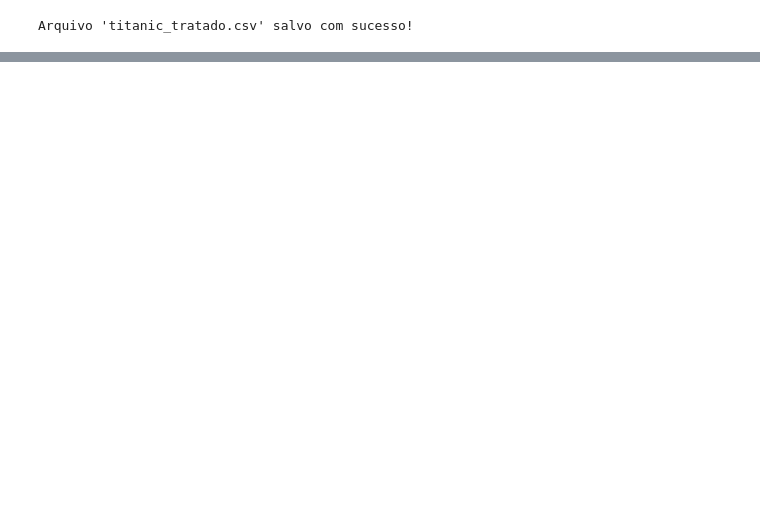
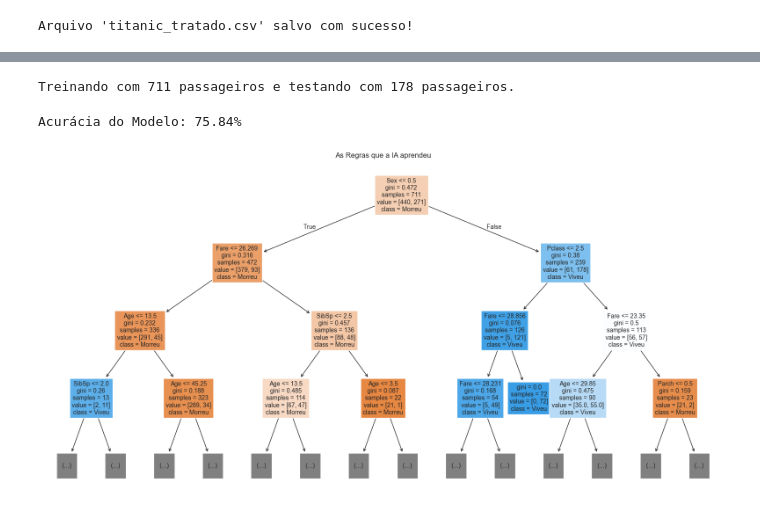
Before and after one commit to smartielo/titanic-analise, a Jupyter notebook: analise.ipynb, the cells around one changed output, grey strips where cells are left out. Drawn from its saved outputs; the diff is of its cells as text; code cells hidden in the pictures; blank space fills up the shorter version.

```diff
--- a/analise.ipynb
+++ b/analise.ipynb
@@ -112,0 +131,13 @@ Arquivo 'titanic_tratado.csv' salvo com sucesso!
+# %%
+# Definindo as colunas que a máquina vai usar para aprender
+features = ['Pclass', 'Sex', 'Age', 'SibSp', 'Parch', 'Fare']
+
+# X = Os dados da prova
+X = df[features]
+
+# y = O gabarito
+y = df['Survived']
+
+# Conferindo se está tudo certo
+print("Shape de X:", X.shape)
+print("Shape de y:", y.shape)
@@ -112,0 +167,38 @@ Arquivo 'titanic_tratado.csv' salvo com sucesso!
+# %%
+from sklearn.model_selection import train_test_split
+
+# Dividindo os dados: 20% para teste (test_size=0.2) e fixando a aleatoriedade (random_state=42)
+# random_state=42 é uma piada interna de programadores (Guia do Mochileiro das Galáxias) para garantir que seu resultado seja igual ao meu
+X_train, X_test, y_train, y_test = train_test_split(X, y, test_size=0.2, random_state=42)
+
+print(f"Treinando com {len(X_train)} passageiros e testando com {len(X_test)} passageiros.")
+# %% [output]
+Treinando com 711 passageiros e testando com 178 passageiros.
+# %%
+from sklearn.tree import DecisionTreeClassifier
+from sklearn.metrics import accuracy_score
+
+# 1. Criar o modelo de Árvore de Decisão
+modelo = DecisionTreeClassifier(random_state=42)
+
+# 2. Treinar o modelo com os dados de TREINO
+modelo.fit(X_train, y_train)
+
+# 3. Fazer previsões nos dados de TESTE (que o modelo nunca viu)
+previsoes = modelo.predict(X_test)
+
+# 4. Calcular a acurácia (quantos % ele acertou?)
+acuracia = accuracy_score(y_test, previsoes)
+print(f"Acurácia do Modelo: {acuracia:.2%}")
+# %% [output]
+Acurácia do Modelo: 75.84%
+# %%
+from sklearn.tree import plot_tree
+import matplotlib.pyplot as plt
+
+plt.figure(figsize=(20, 10)) # Aumenta o tamanho da imagem
+plot_tree(modelo, feature_names=features, class_names=['Morreu', 'Viveu'], filled=True, max_depth=3, fontsize=10)
+plt.title("As Regras que a IA aprendeu")
+plt.show()
+# %% [output]
+[figure, added]
```
Also changed, not shown: parts of 9 cells of this notebook, 3 other files.
